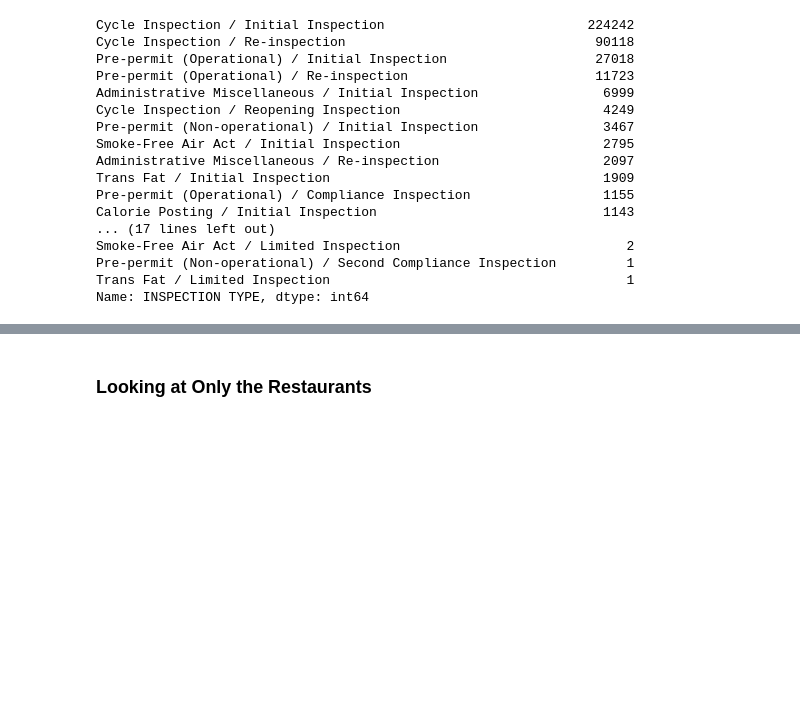
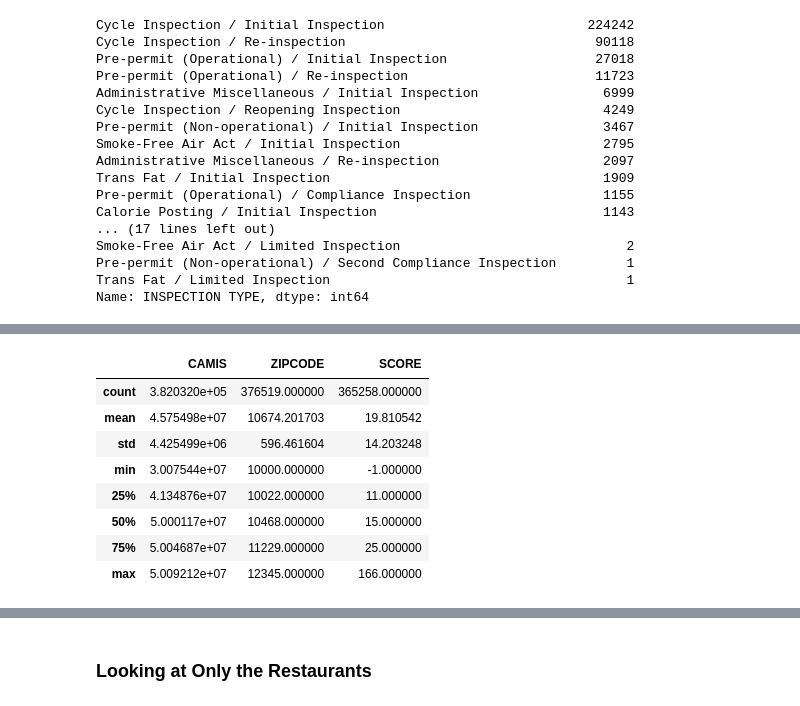
Before and after one commit to deep22kar/random-forest, a Jupyter notebook: Data.ipynb, the cells around one changed output, grey strips where cells are left out. Cells and saved outputs as stored; diff of their text form; code cells hidden in the pictures; blank space fills up the shorter version.

```diff
--- a/Data.ipynb
+++ b/Data.ipynb
@@ -287 +331,13 @@ df.head()
+# %%
+df2.describe()
+# %% [output]
+|  | CAMIS | ZIPCODE | SCORE |
+| count | 3.820320e+05 | 376519.000000 | 365258.000000 |
+| mean | 4.575498e+07 | 10674.201703 | 19.810542 |
+| std | 4.425499e+06 | 596.461604 | 14.203248 |
+| min | 3.007544e+07 | 10000.000000 | -1.000000 |
+| 25% | 4.134876e+07 | 10022.000000 | 11.000000 |
+| 50% | 5.000117e+07 | 10468.000000 | 15.000000 |
+| 75% | 5.004687e+07 | 11229.000000 | 25.000000 |
+| max | 5.009212e+07 | 12345.000000 | 166.000000 |
 # %%
```
Also changed, not shown: parts of 20 cells of this notebook.
